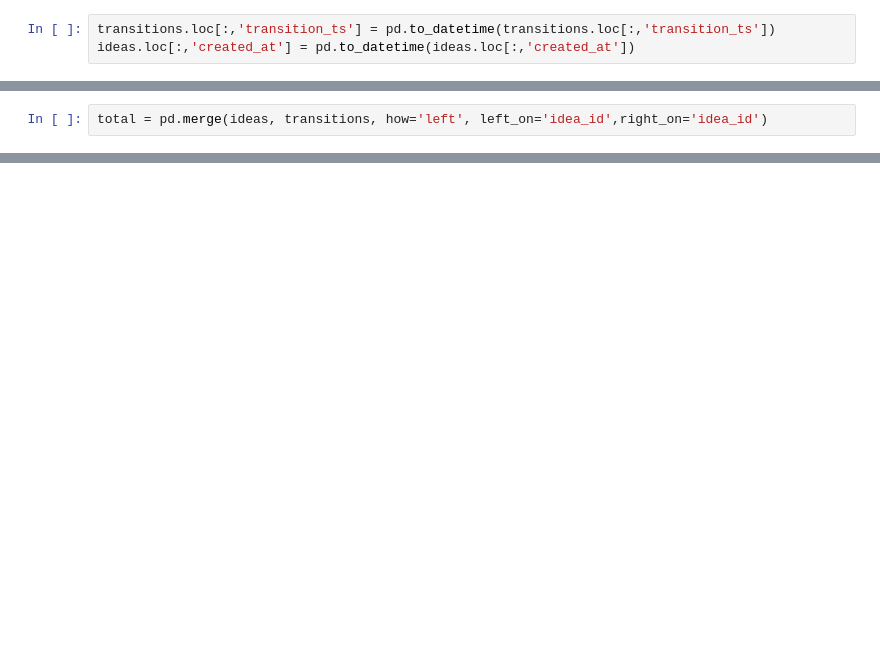
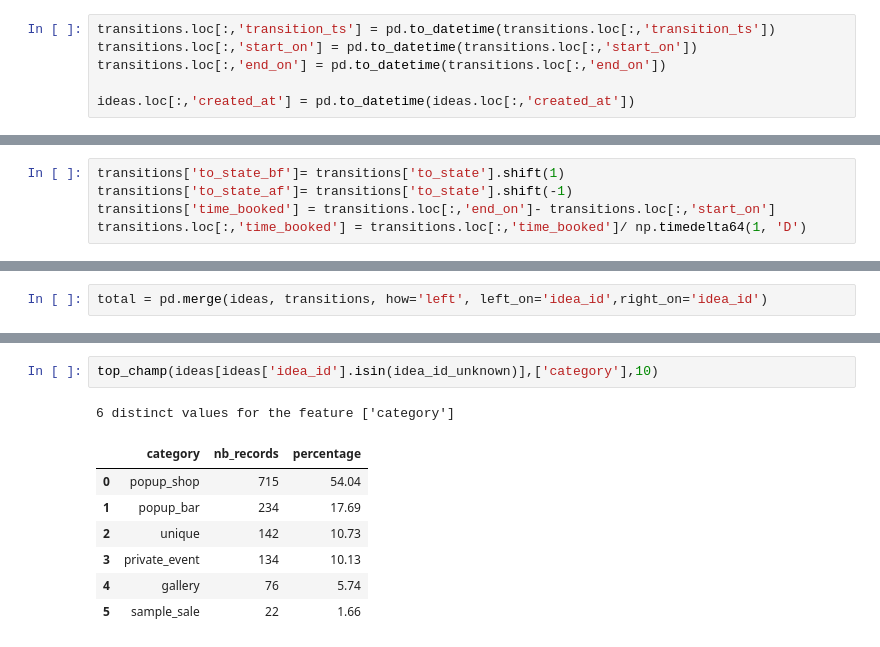
Before and after one commit to paguilmin/AppearHere_Test, a Jupyter notebook: analysis/exploration.ipynb, the cells around one changed output, grey strips where cells are left out. Cells and saved outputs as stored; diff of their text form; blank space fills up the shorter version.

```diff
--- a/analysis/exploration.ipynb
+++ b/analysis/exploration.ipynb
@@ -28,5 +39,8 @@ transitions = transitions.drop(['Unnamed: 0'],axis=1)
 # %%
 transitions.loc[:,'transition_ts'] = pd.to_datetime(transitions.loc[:,'transition_ts'])
+transitions.loc[:,'start_on'] = pd.to_datetime(transitions.loc[:,'start_on'])
+transitions.loc[:,'end_on'] = pd.to_datetime(transitions.loc[:,'end_on'])
+
 ideas.loc[:,'created_at'] = pd.to_datetime(ideas.loc[:,'created_at'])
 # %% [markdown]
 # useful fonctions
@@ -88,3 +101,8 @@ price                  3593
 dtype: int64
 # %%
 transitions = transitions.sort_values(['idea_id','space_id','transition_ts'])
+# %%
+transitions['to_state_bf']= transitions['to_state'].shift(1)
+transitions['to_state_af']= transitions['to_state'].shift(-1)
+transitions['time_booked'] = transitions.loc[:,'end_on']- transitions.loc[:,'start_on']
+transitions.loc[:,'time_booked'] = transitions.loc[:,'time_booked']/ np.timedelta64(1, 'D')
@@ -210,0 +187,11 @@ transitions[transitions['space_id']==6735]
+# %%
+top_champ(ideas[ideas['idea_id'].isin(idea_id_unknown)],['category'],10)
+# %% [output]
+6 distinct values for the feature ['category']
+|  | category | nb_records | percentage |
+| 0 | popup_shop | 715 | 54.04 |
+| 1 | popup_bar | 234 | 17.69 |
+| 2 | unique | 142 | 10.73 |
+| 3 | private_event | 134 | 10.13 |
+| 4 | gallery | 76 | 5.74 |
+| 5 | sample_sale | 22 | 1.66 |
```
Also changed, not shown: parts of 47 cells of this notebook.
